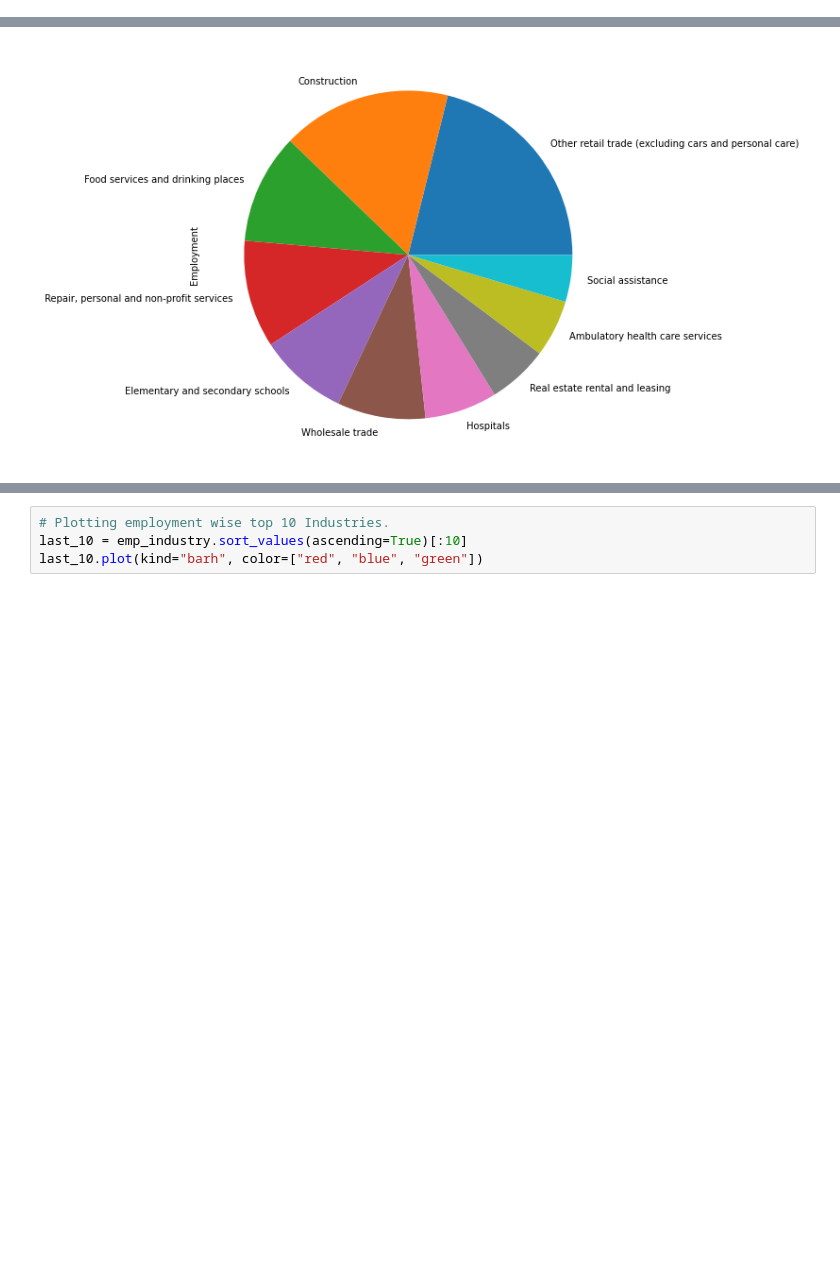
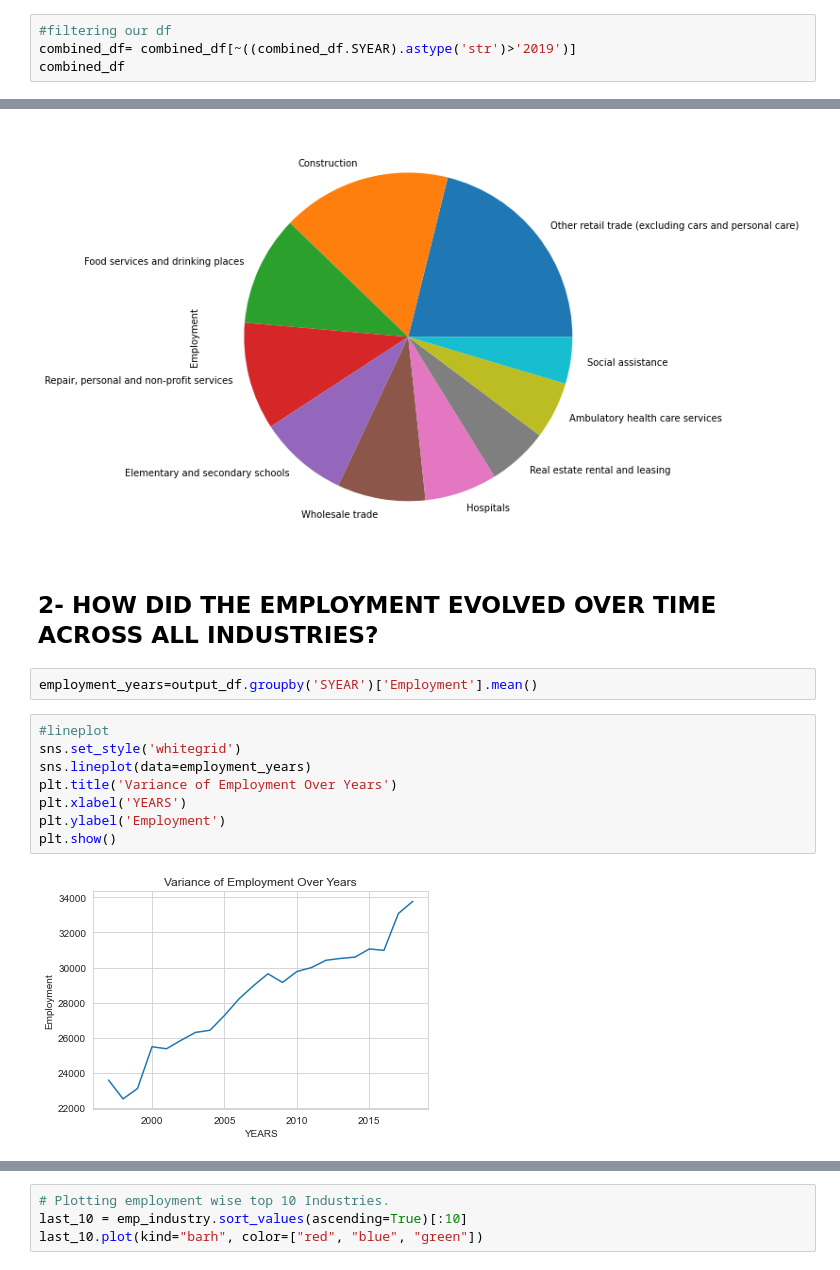
Before and after one commit to geehaad/Time-Series-Analysis-of-NAICS, a Jupyter notebook: Time Series Analysis of NAICS.ipynb, the cells around one changed output, grey strips where cells are left out. Saved outputs shown, nothing was run; the diff lists cells and outputs as text; blank space fills up the shorter version.

```diff
--- a/Time Series Analysis of NAICS.ipynb
+++ b/Time Series Analysis of NAICS.ipynb
@@ -315,0 +335,4 @@ combined_df
+# %%
+#filtering our df
+combined_df= combined_df[~((combined_df.SYEAR).astype('str')>'2019')]
+combined_df
@@ -432,4 +468,18 @@ top_10.plot.pie(figsize=(8, 8))
 # %% [output]
 <AxesSubplot:ylabel='Employment'>
 [figure]
+# %% [markdown]
+## 2- HOW DID THE EMPLOYMENT EVOLVED OVER TIME ACROSS ALL INDUSTRIES?
+# %%
+employment_years=output_df.groupby('SYEAR')['Employment'].mean()
+# %%
+#lineplot
+sns.set_style('whitegrid')
+sns.lineplot(data=employment_years)
+plt.title('Variance of Employment Over Years')
+plt.xlabel('YEARS')
+plt.ylabel('Employment')
+plt.show()
+# %% [output]
+[figure, added]
 # %% [markdown]
```
Also changed, not shown: parts of 13 cells of this notebook.
